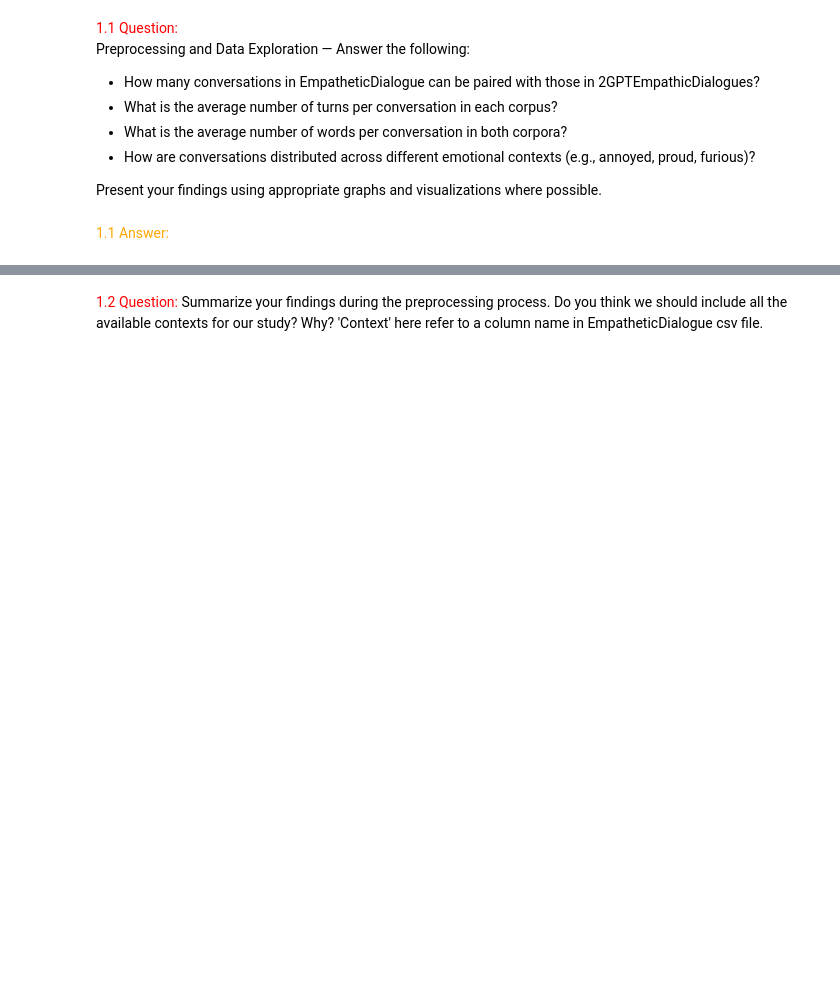
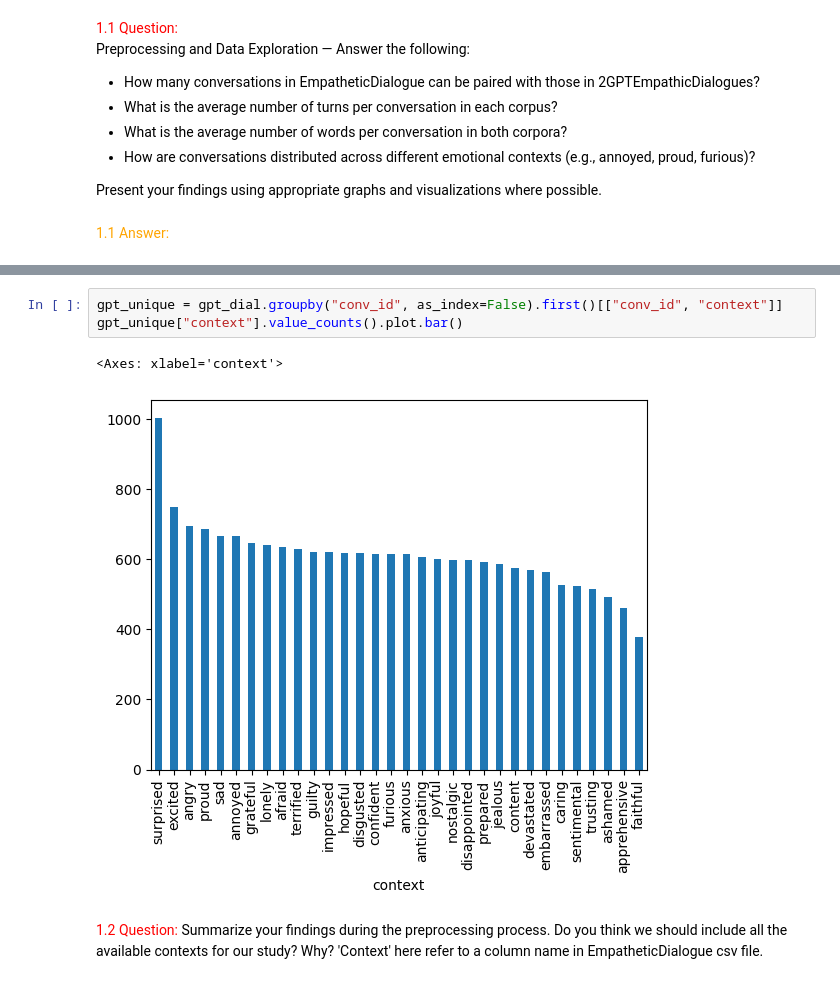
Before and after one commit to telecom-projet-nlp/human-gpt-linguistic-differences, a Jupyter notebook: notebook/Notebook FX.ipynb, the cells around one changed output, grey strips where cells are left out. Saved outputs shown, nothing was run; the diff lists cells and outputs as text; blank space fills up the shorter version.

```diff
--- a/notebook/Notebook FX.ipynb
+++ b/notebook/Notebook FX.ipynb
@@ -129,3 +164,9 @@ Present your findings using appropriate graphs and visualizations where possible
+# %%
+gpt_unique = gpt_dial.groupby("conv_id", as_index=False).first()[["conv_id", "context"]]
+gpt_unique["context"].value_counts().plot.bar()
+# %% [output]
+<Axes: xlabel='context'>
+[figure, added]
 # %% [markdown]
 <font color="red">1.2 Question:</font> Summarize your findings during the preprocessing process. Do you think we should include all the available contexts for our study? Why? 'Context' here refer to a column name in EmpatheticDialogue csv file.
 # %% [markdown]
```
Also changed, not shown: parts of 5 cells of this notebook.
